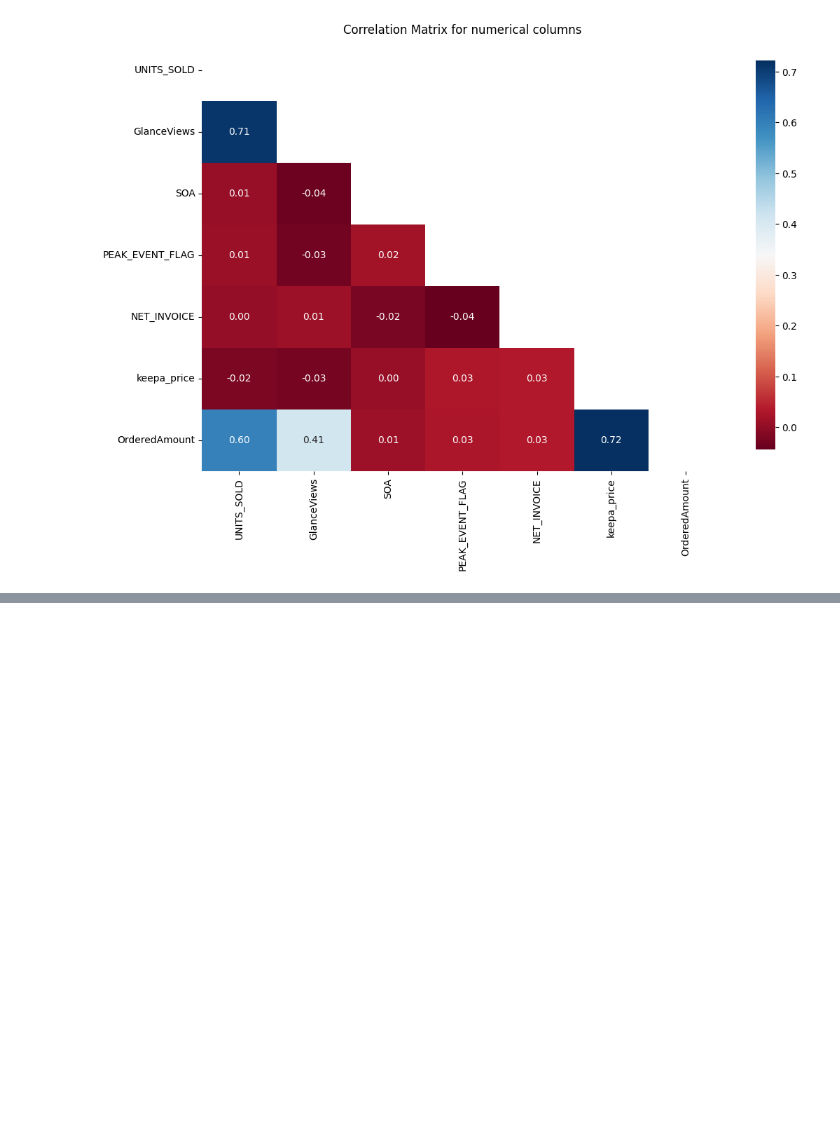
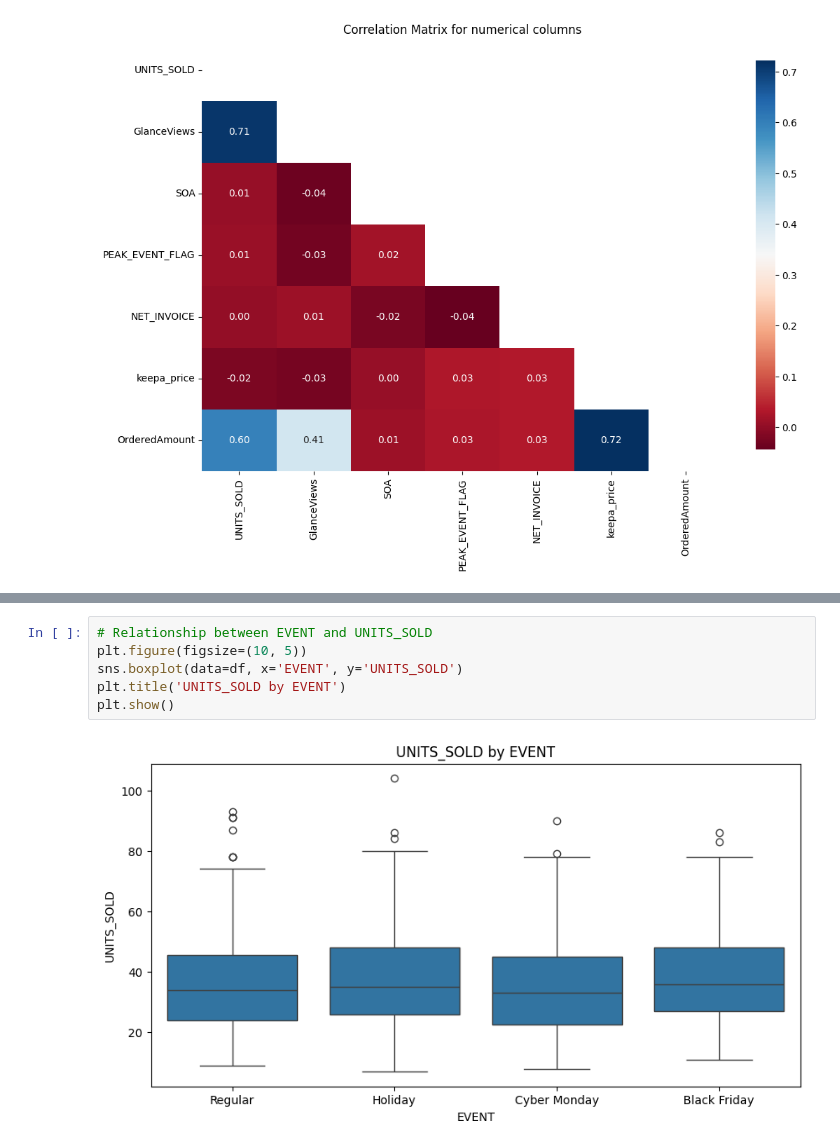
Before and after one commit to javedhassans/CausalML, a Jupyter notebook: notebooks/02_data_exploration.ipynb, the cells around one changed output, grey strips where cells are left out. Saved outputs shown, nothing was run; the diff lists cells and outputs as text; blank space fills up the shorter version.

```diff
--- a/notebooks/02_data_exploration.ipynb
+++ b/notebooks/02_data_exploration.ipynb
@@ -139,0 +152,8 @@ plt.show()
+# %%
+# Relationship between EVENT and UNITS_SOLD
+plt.figure(figsize=(10, 5))
+sns.boxplot(data=df, x='EVENT', y='UNITS_SOLD')
+plt.title('UNITS_SOLD by EVENT')
+plt.show()
+# %% [output]
+[figure, added]
```
Also changed, not shown: parts of 5 cells of this notebook, 2 other files.
